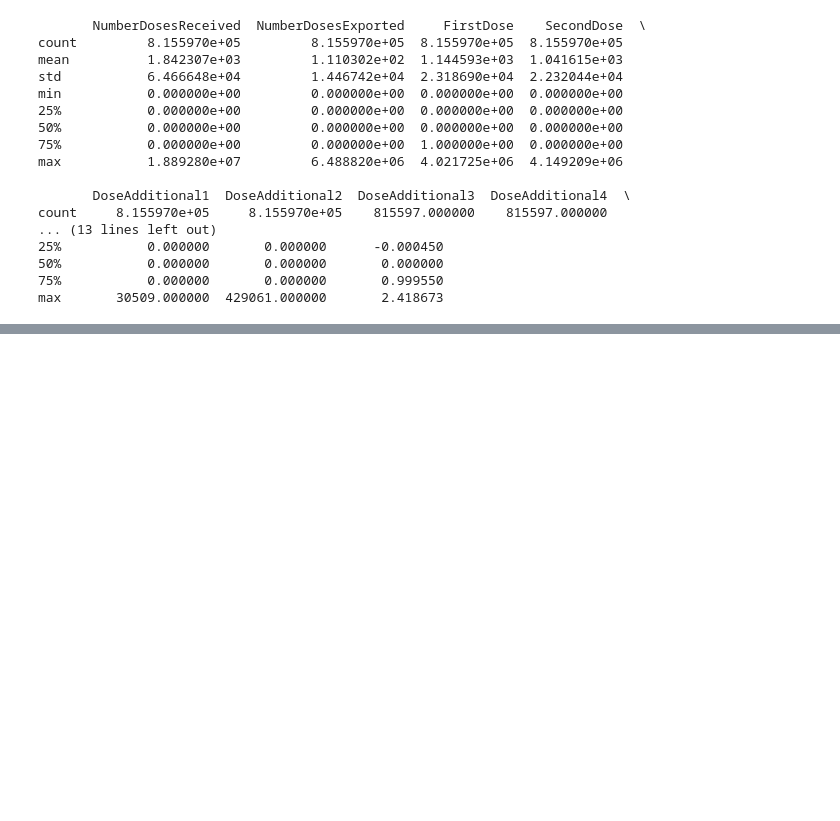
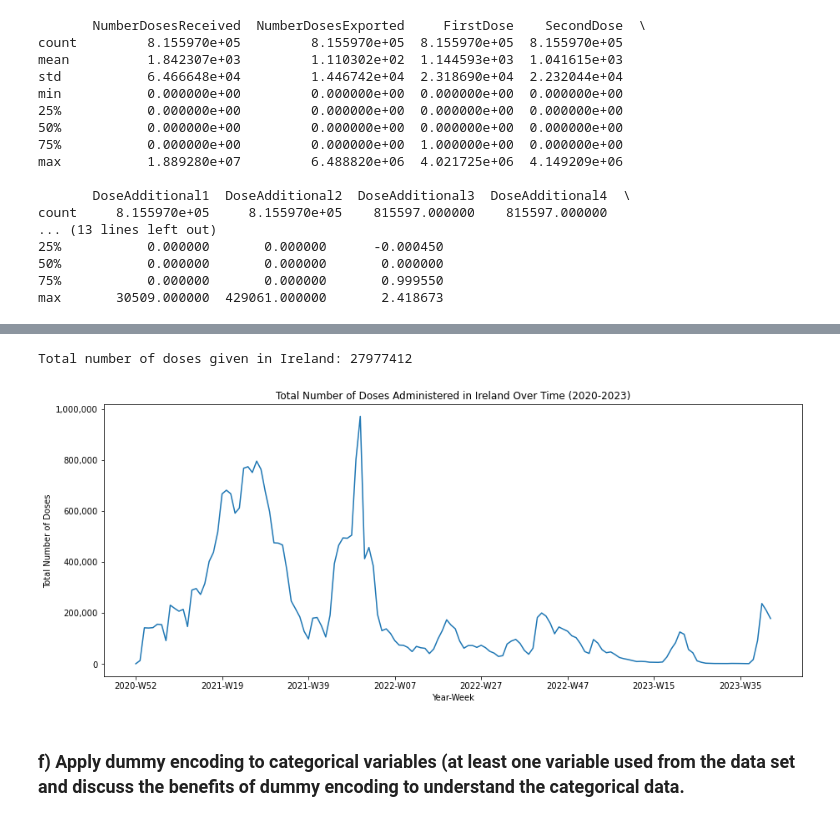
Before and after one commit to cctdoug/Data-Exploration-Prep-CA1, a Jupyter notebook: PAIR_CA1_Data_Exploration.ipynb, the cells around one changed output, grey strips where cells are left out. Drawn from its saved outputs; the diff is of its cells as text; code cells hidden in the pictures; blank space fills up the shorter version.

Commit message:
Questions D, E, F, and G
d) Correlation
e) EDA
f) Dummy encoding
g) PCA

```diff
--- a/PAIR_CA1_Data_Exploration.ipynb
+++ b/PAIR_CA1_Data_Exploration.ipynb
@@ -227,0 +372,44 @@ max       30509.000000  429061.000000       2.418673
+# %%
+# EDA - Total Number of Doses Administered in Ireland Over Time
+
+# Create a new column 'TotalDoses' which is the sum of all dose columns
+df["TotalDoses"] = (
+    df["FirstDose"]
+    + df["SecondDose"]
+    + df["DoseAdditional1"]
+    + df["DoseAdditional2"]
+    + df["DoseAdditional3"]
+    + df["DoseAdditional4"]
+    + df["DoseAdditional5"]
+    + df["UnknownDose"]
+)
+
+# Filter the data for Ireland and create a new DataFrame
+ireland_data = df[df["ReportingCountry"] == "IE"].copy()
+
+# Calculate the total number of doses given in Ireland
+total_doses_ireland = ireland_data["TotalDoses"].sum()
+
+# Print the result
+print(f"Total number of doses given in Ireland: {total_doses_ireland}")
+
+# Plotting the total number of doses given in Ireland over time
+ax = (
+    ireland_data.groupby("YearWeekISO")["TotalDoses"]
+    .sum()
+    .plot(kind="line", figsize=(15, 6))
+)
+
+# Format y-axis tick labels as whole numbers
+ax.get_yaxis().set_major_formatter(ticker.StrMethodFormatter("{x:,.0f}"))
+
+plt.title("Total Number of Doses Administered in Ireland Over Time (2020-2023)")
+plt.ylabel("Total Number of Doses")
+plt.xlabel("Year-Week")
+
+plt.show()
+# %% [output]
+Total number of doses given in Ireland: 27977412
+[figure, added]
+# %% [markdown]
+### f) Apply dummy encoding to categorical variables (at least one variable used from the data set and discuss the benefits of dummy encoding to understand the categorical data.
```
Also changed, not shown: parts of 12 cells of this notebook.
